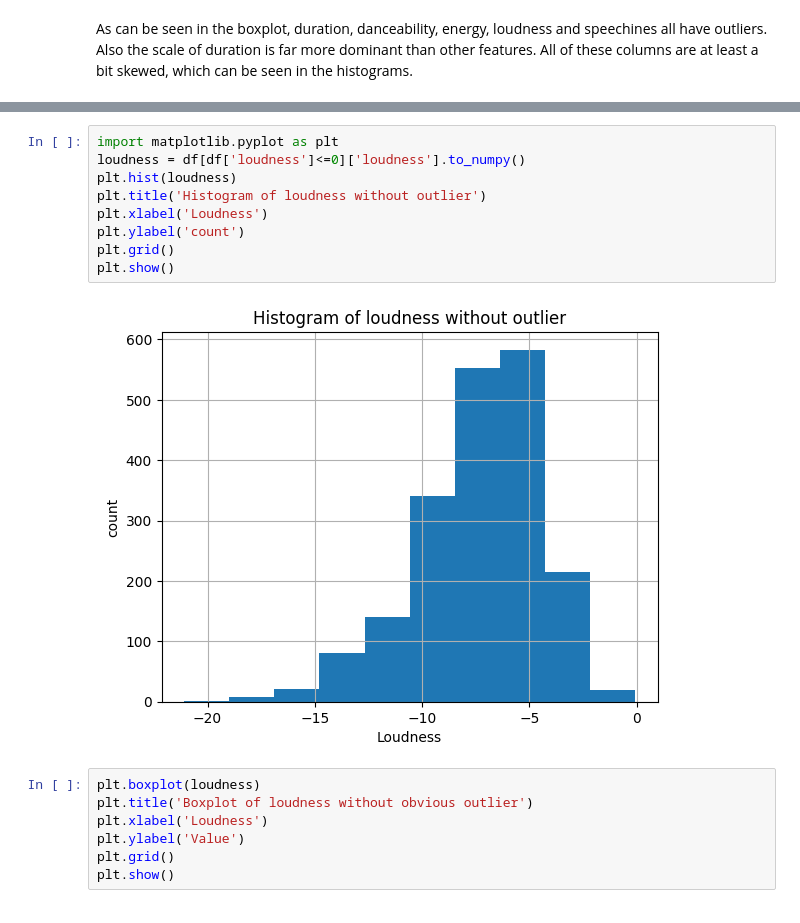
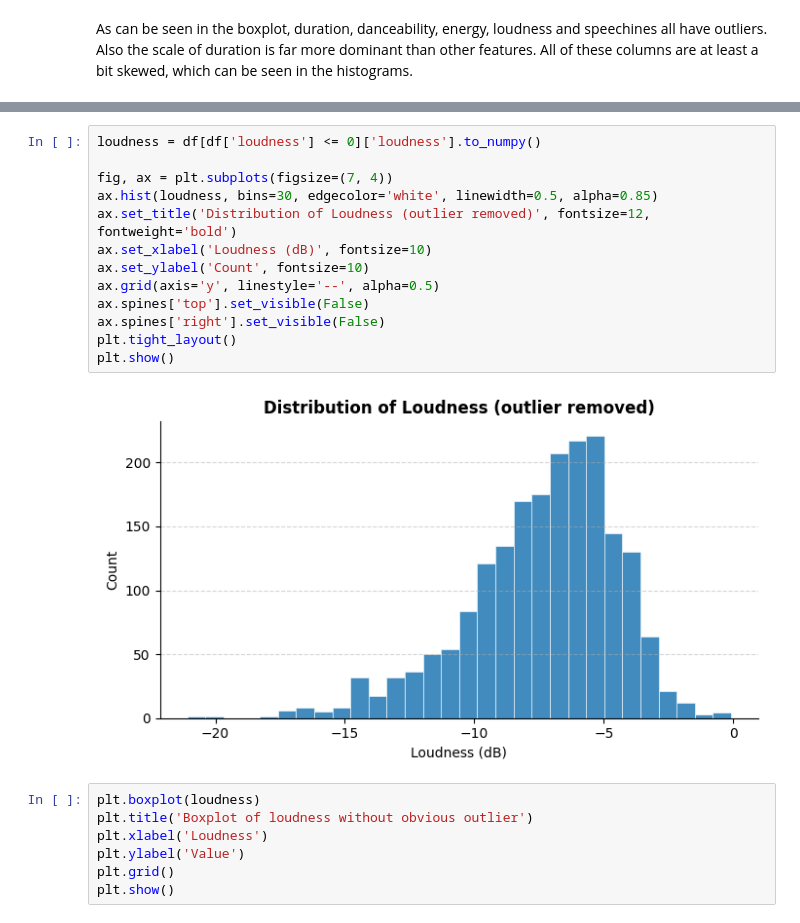
Before and after one commit to SamuelHellqvist/CS4168-DATA-MINING-UL----Project, a Jupyter notebook: EDA_notebook.ipynb, the cells around one changed output, grey strips where cells are left out. Drawn from its saved outputs; the diff is of its cells as text.

```diff
--- a/EDA_notebook.ipynb
+++ b/EDA_notebook.ipynb
@@ -170,16 +182,20 @@ df[df['loudness']> 0]
 |  | track_id | popularity | duration_ms | explicit | danceability | energy | key | loudness | mode | ... |
 | 1289 | 39ujbBjTwwqUFySaCYDMMT | NaN | 178604 | False | NaN | NaN | 1 | 800000.0 | 0 | ... |
 # %%
-import matplotlib.pyplot as plt
-loudness = df[df['loudness']<=0]['loudness'].to_numpy()
-plt.hist(loudness)
-plt.title('Histogram of loudness without outlier')
-plt.xlabel('Loudness')
-plt.ylabel('count')
-plt.grid()
+loudness = df[df['loudness'] <= 0]['loudness'].to_numpy()
+
+fig, ax = plt.subplots(figsize=(7, 4))
+ax.hist(loudness, bins=30, edgecolor='white', linewidth=0.5, alpha=0.85)
+ax.set_title('Distribution of Loudness (outlier removed)', fontsize=12, fontweight='bold')
+ax.set_xlabel('Loudness (dB)', fontsize=10)
+ax.set_ylabel('Count', fontsize=10)
+ax.grid(axis='y', linestyle='--', alpha=0.5)
+ax.spines['top'].set_visible(False)
+ax.spines['right'].set_visible(False)
+plt.tight_layout()
 plt.show()
 # %% [output]
-[figure, old version]
+[figure, new version]
 # %%
 plt.boxplot(loudness)
 plt.title('Boxplot of loudness without obvious outlier')
```
Also changed, not shown: parts of 15 cells of this notebook.
